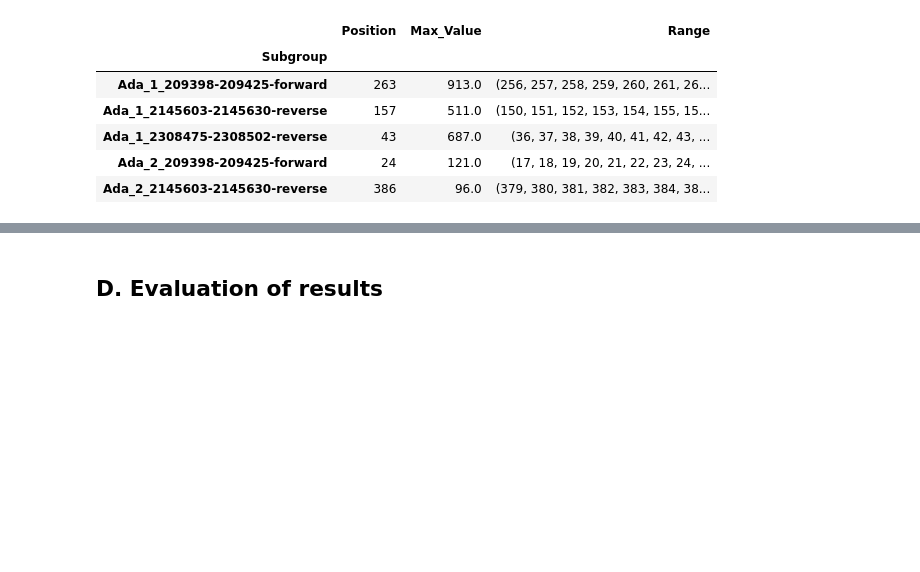
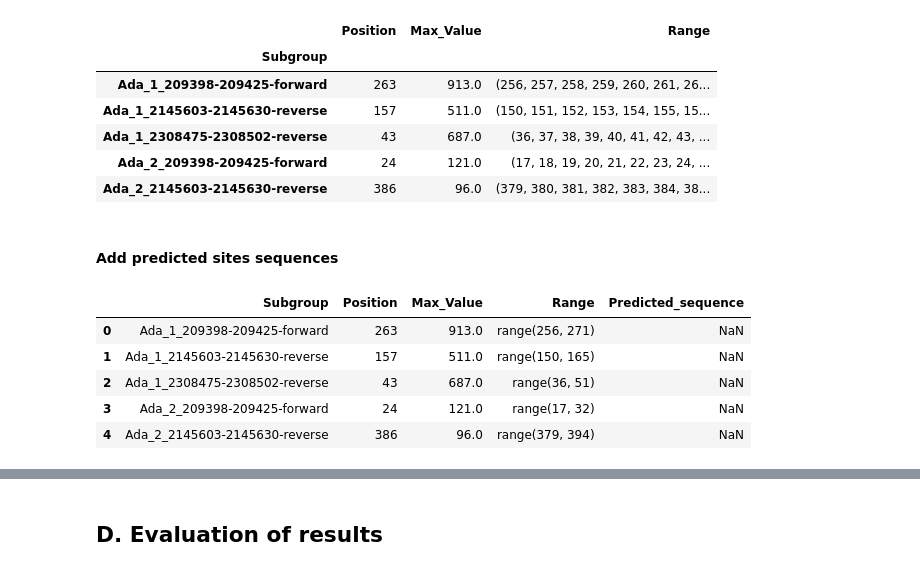
Before and after one commit to SpyrosAlvanakis/Molecular_Algorithms_project, a Jupyter notebook: Run_EMD_Pipeline.ipynb, the cells around one changed output, grey strips where cells are left out. Saved outputs shown, nothing was run; the diff lists cells and outputs as text; code cells hidden in the pictures; blank space fills up the shorter version.

Commit message:
Added voting algs selection and predicted site sequences

```diff
--- a/Run_EMD_Pipeline.ipynb
+++ b/Run_EMD_Pipeline.ipynb
@@ -286,0 +287,12 @@ max_values_df.to_csv('CSVs/extraction/positions.csv')
+# %% [markdown]
+#### Add predicted sites sequences
+# %%
+extraction_results_df = pd.read_csv(f'CSVs/extraction/positions_{algs}.csv')
+extraction_results_df.head()
+# %% [output]
+|  | Subgroup | Position | Max_Value | Range | Predicted_sequence |
+| 0 | Ada_1_209398-209425-forward | 263 | 913.0 | range(256, 271) | NaN |
+| 1 | Ada_1_2145603-2145630-reverse | 157 | 511.0 | range(150, 165) | NaN |
+| 2 | Ada_1_2308475-2308502-reverse | 43 | 687.0 | range(36, 51) | NaN |
+| 3 | Ada_2_209398-209425-forward | 24 | 121.0 | range(17, 32) | NaN |
+| 4 | Ada_2_2145603-2145630-reverse | 386 | 96.0 | range(379, 394) | NaN |
```
Also changed, not shown: parts of 3 cells of this notebook, 1 other file.
